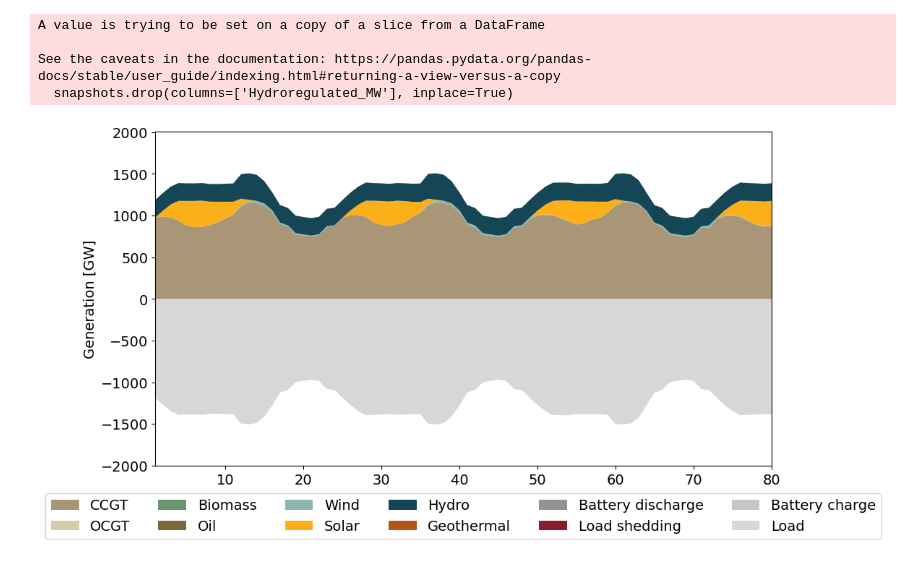
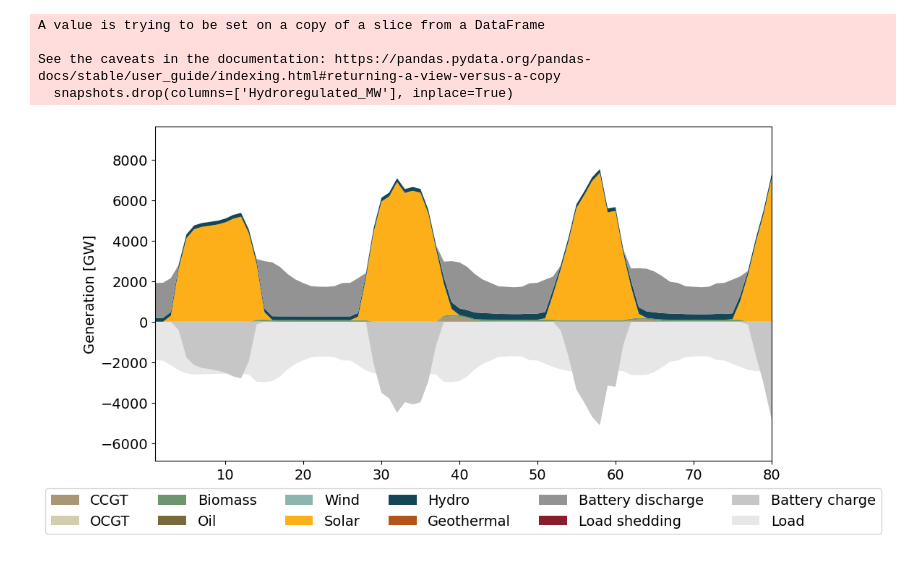
Before and after one commit to maribjorn/EMPIRE-BO, a Jupyter notebook: plot.ipynb, the cells around one changed output. Cells and saved outputs as stored; diff of their text form; code cells hidden in the pictures.

```diff
--- a/plot.ipynb
+++ b/plot.ipynb
@@ -43,7 +43,7 @@ new_names_2 = ['CCGT',   'OCGT',  'Biomass',  'Oil'  ,'Wind', 'Solar', 'Hydro',
 old_names = ['GasCCGT',    'GasOCGT',  'Bio',   'Oilexisting',  'Windonshore',  'Solar'  ,'Hydrorun-of-the-river', 'Hydroregulated', 'Geo']
 scenario = '1'
 date = '0425'
-time = '1611'
+time = '2025'
 file_path = 'Results/bolivia_v1_reg' + str(lengthRegSeason) + '_peak24_sce' + scenario + '_randomSGR_2024' + date + time + '/results_output_EuropePlot.csv'
 operational_data = pd.read_csv('Results/bolivia_v1_reg' + str(lengthRegSeason) + '_peak24_sce' + scenario + '_randomSGR_2024' + date + time +'/results_output_Operational.csv')
 # %%
@@ -182,5 +165,5 @@ Name: Hydrorun-of-the-river_MW, dtype: float64
 # %%
-period = '2020-2025'
+period = '2035-2040'
 regular_seasons = ['winter', 'spring', 'summer', 'fall']
 scenario_number = 'scenario1'
 
@@ -192,32 +175,32 @@ snapshot_columns.append('Hour')
 snapshot_columns.append('Load_MW')
 snapshot_columns.append('LoadShed_MW')
 snapshots = filtered_data[snapshot_columns]
 snapshots.loc[:,'Hydrorun-of-the-river_MW'] = snapshots['Hydrorun-of-the-river_MW'] + snapshots['Hydroregulated_MW']
 snapshots.drop(columns=['Hydroregulated_MW'], inplace=True)
 
 # Sum based on Hour and then plot aggregated snapshots
 snapshots = snapshots.groupby('Hour').sum()
 fig, ax=plt.subplots(figsize = (11,6))
 columns_to_plot = [col for col in snapshots.columns if col not in ['Hour', 'storCharge_MW', 'Load_MW']]
 colors= [beige2, beige3, green2, beige1, teal4, yellow, teal2, brown2, grey4, red1]
 dispatch_plot = plt.stackplot(snapshots.index, [snapshots[col] for col in columns_to_plot], colors=colors, zorder=2)
 plt.stackplot(snapshots.index, snapshots['storCharge_MW'], labels=['storCharge_MW'], colors=[grey3], zorder=2)
-plt.stackplot(snapshots.index, snapshots['Load_MW'], labels=['Load'], colors=[grey2])
+plt.stackplot(snapshots.index, snapshots['Load_MW'], labels=['Load'], colors=[grey1])
 plt.xticks(rotation = 0, fontsize=14)
 plt.yticks(fontsize=14)
 # scale_y = 1e3
 # ticks_y = ticker.FuncFormatter(lambda x, pos: '{0:g}'.format(x/scale_y))
 # ax.yaxis.set_major_formatter(ticks_y)
 # myFmt = mdates.DateFormatter('%d %b')
 # ax.xaxis.set_major_formatter(myFmt)
 all_labels = new_names_2 + ['Battery discharge'] +['Load shedding'] + ['Battery charge'] + ['Load']
 plt.legend(labels=all_labels,loc='upper center', bbox_to_anchor=(0.5, -0.06), ncol=6, fontsize=14)
 ax.set_ylabel('Generation [GW]', fontsize=14)
 ax.set_xlim(1, 80)
 plt.savefig('figures/Dispatch.png', bbox_inches='tight')
 # %% [output]
 A value is trying to be set on a copy of a slice from a DataFrame
 
 See the caveats in the documentation: https://pandas.pydata.org/pandas-docs/stable/user_guide/indexing.html#returning-a-view-versus-a-copy
   snapshots.drop(columns=['Hydroregulated_MW'], inplace=True)
-[figure, old version]
+[figure, new version]
```
Also changed, not shown: parts of 5 cells of this notebook, 13 other files.
